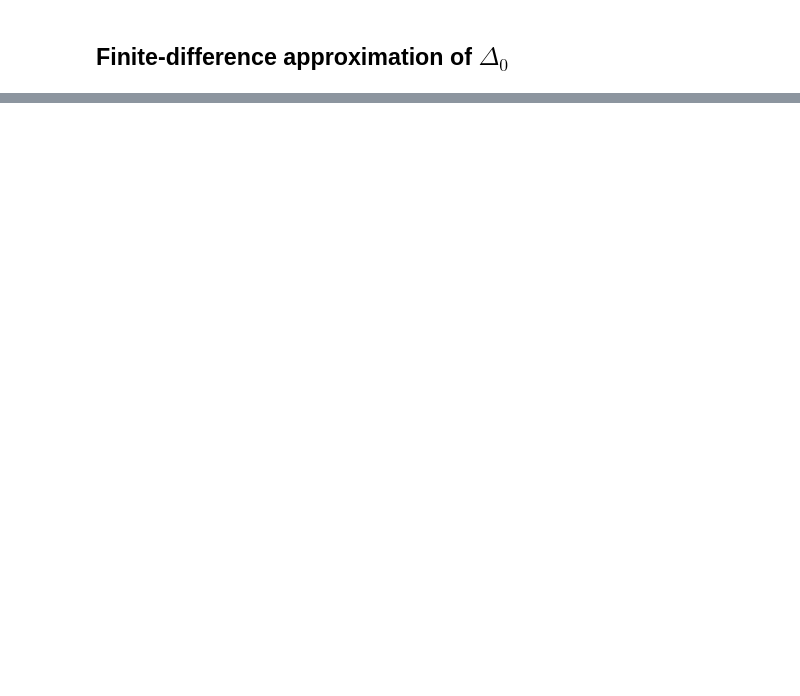
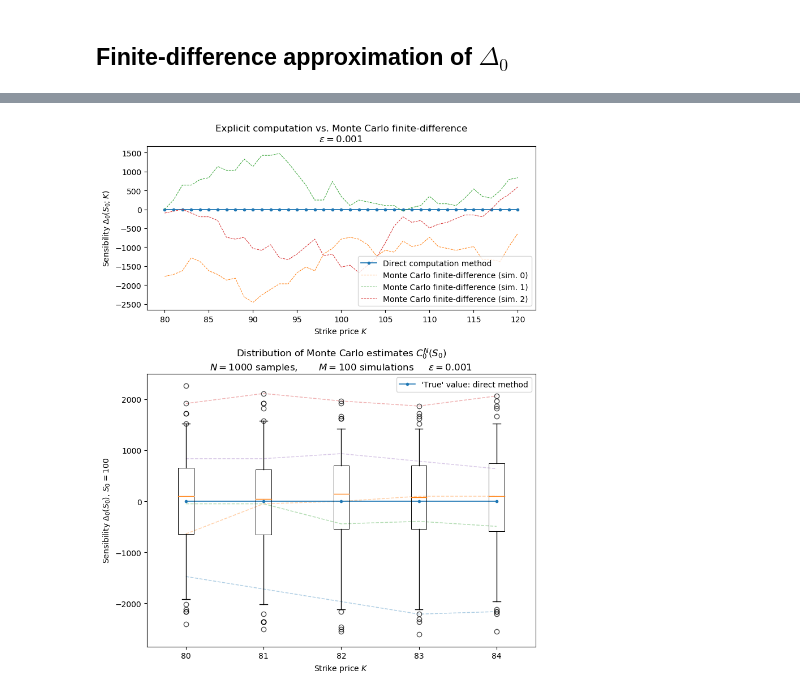
Before and after one commit to ManifoldFR/map552, a Jupyter notebook: cps7-importancesampling/cps7-IS-jallet.ipynb, the cells around one changed output, grey strips where cells are left out. Cells and saved outputs as stored; diff of their text form; code cells hidden in the pictures; blank space fills up the shorter version.

```diff
--- a/cps7-importancesampling/cps7-IS-jallet.ipynb
+++ b/cps7-importancesampling/cps7-IS-jallet.ipynb
@@ -242,0 +264,4 @@ array([-14.24133497, -14.73241549, -14.73241549,  -9.82161032,
+# %%
+plot_delt0_comparison(1e-3)
+# %% [output]
+[figure, added]
```
Also changed, not shown: parts of 13 cells of this notebook.
